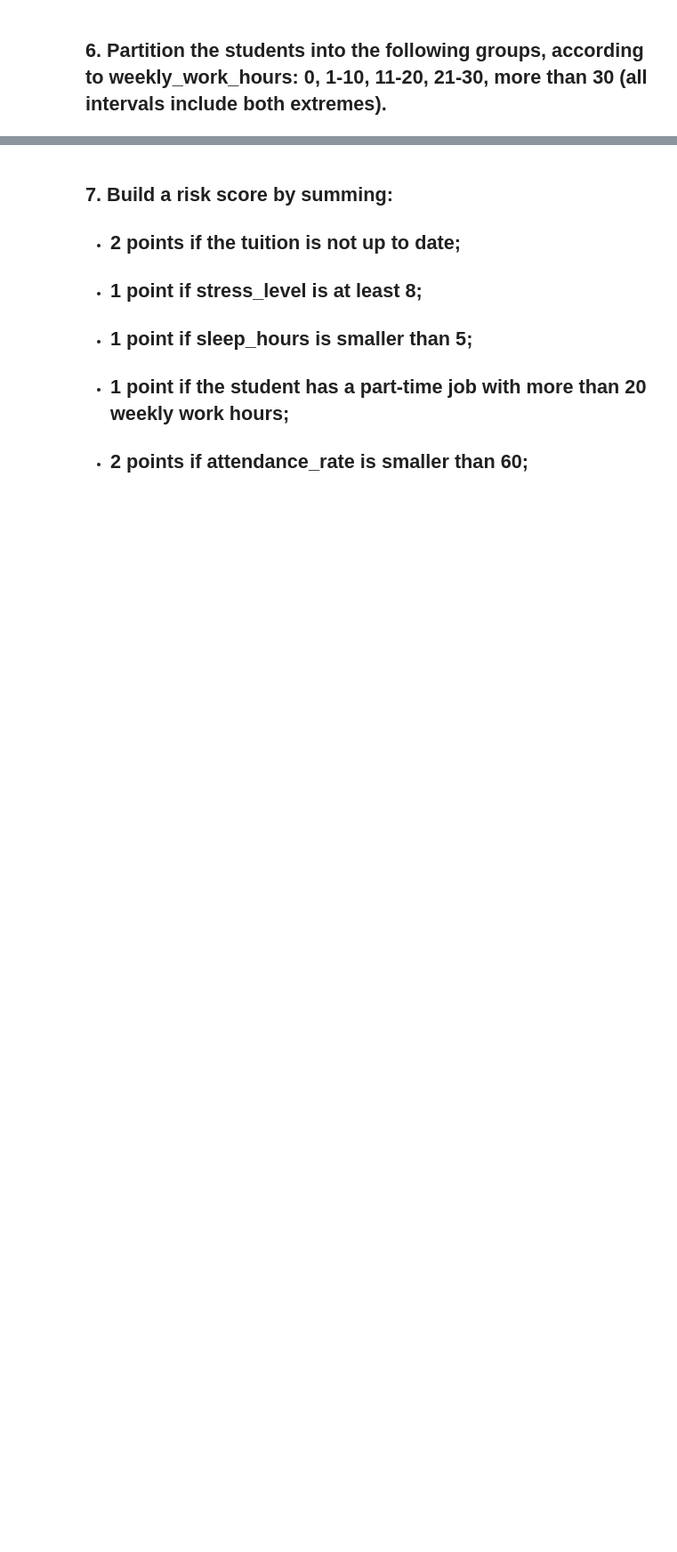
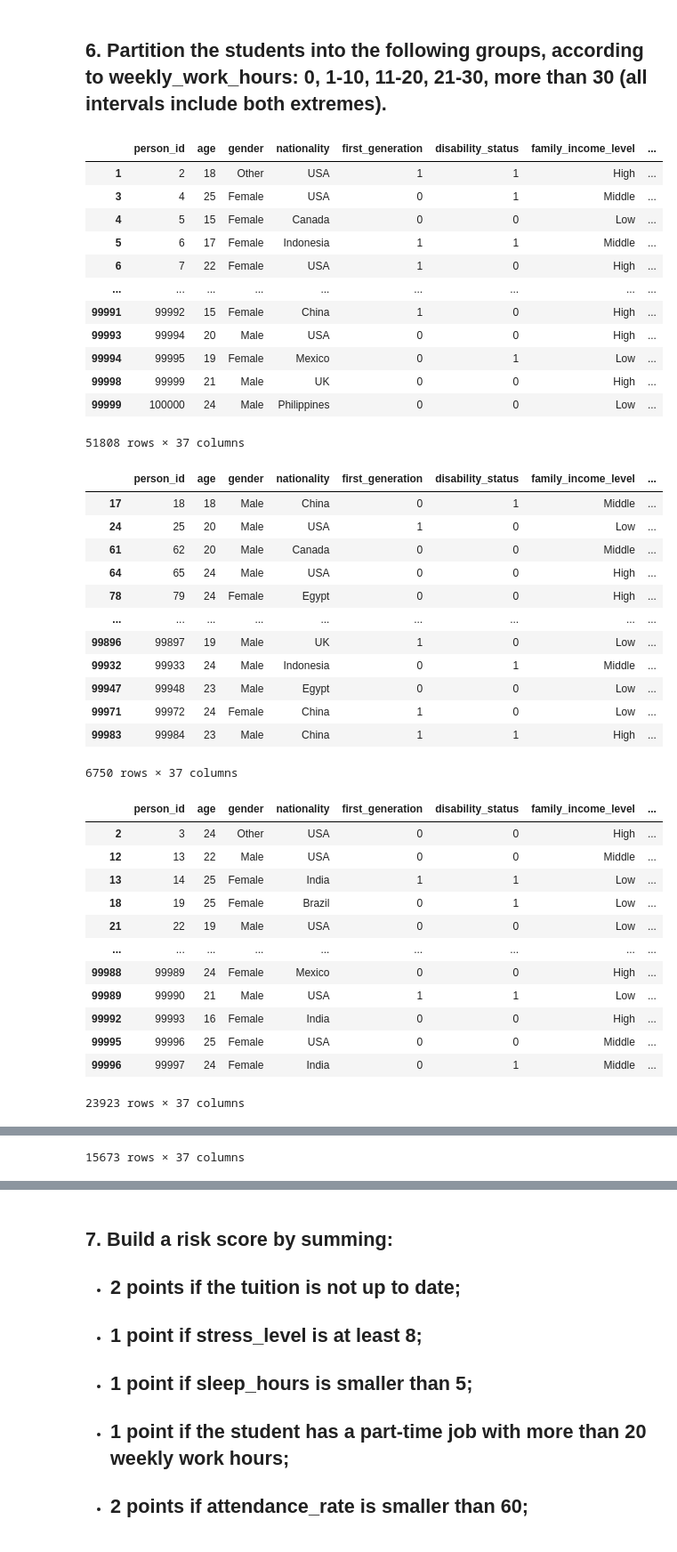
Before and after one commit to AFVicini/ViciniProjectFOCS, a Jupyter notebook: ViciniProjectFOCS.ipynb, the cells around one changed output, grey strips where cells are left out. Shown at 89% size. Saved outputs shown, nothing was run; the diff lists cells and outputs as text; code cells hidden in the pictures; blank space fills up the shorter version.

```diff
--- a/ViciniProjectFOCS.ipynb
+++ b/ViciniProjectFOCS.ipynb
@@ -108,3 +108,54 @@ display(gpa_drop[['person_id']].head(10))
 | 71899 | 71900 |
 # %% [markdown]
 ## 6. Partition the students into the following groups, according to weekly_work_hours: 0, 1-10, 11-20, 21-30, more than 30 (all intervals include both extremes).
+# %%
+work_hours_0 = dropout_risk[dropout_risk['weekly_work_hours'] == 0]
+display(work_hours_0)
+work_hours_10 = dropout_risk[dropout_risk['weekly_work_hours'].between(1,10)]
+display(work_hours_10)
+work_hours_20 = dropout_risk[dropout_risk['weekly_work_hours'].between(11,20)]
+display(work_hours_20)
+work_hours_30 = dropout_risk[dropout_risk['weekly_work_hours'].between(21,30)]
+display(work_hours_30)
+more_work_hours = dropout_risk[dropout_risk['weekly_work_hours'] > 30]
+display(more_work_hours)
+# %% [output]
+|  | person_id | age | gender | nationality | first_generation | disability_status | family_income_level | ... |
+| 1 | 2 | 18 | Other | USA | 1 | 1 | High | ... |
+| 3 | 4 | 25 | Female | USA | 0 | 1 | Middle | ... |
+| 4 | 5 | 15 | Female | Canada | 0 | 0 | Low | ... |
+| 5 | 6 | 17 | Female | Indonesia | 1 | 1 | Middle | ... |
+| 6 | 7 | 22 | Female | USA | 1 | 0 | High | ... |
+| ... | ... | ... | ... | ... | ... | ... | ... | ... |
+| 99991 | 99992 | 15 | Female | China | 1 | 0 | High | ... |
+| 99993 | 99994 | 20 | Male | USA | 0 | 0 | High | ... |
+| 99994 | 99995 | 19 | Female | Mexico | 0 | 1 | Low | ... |
+| 99998 | 99999 | 21 | Male | UK | 0 | 0 | High | ... |
+| 99999 | 100000 | 24 | Male | Philippines | 0 | 0 | Low | ... |
+51808 rows × 37 columns
+|  | person_id | age | gender | nationality | first_generation | disability_status | family_income_level | ... |
+| 17 | 18 | 18 | Male | China | 0 | 1 | Middle | ... |
+| 24 | 25 | 20 | Male | USA | 1 | 0 | Low | ... |
+| 61 | 62 | 20 | Male | Canada | 0 | 0 | Middle | ... |
+| 64 | 65 | 24 | Male | USA | 0 | 0 | High | ... |
+| 78 | 79 | 24 | Female | Egypt | 0 | 0 | High | ... |
+| ... | ... | ... | ... | ... | ... | ... | ... | ... |
+| 99896 | 99897 | 19 | Male | UK | 1 | 0 | Low | ... |
+| 99932 | 99933 | 24 | Male | Indonesia | 0 | 1 | Middle | ... |
+| 99947 | 99948 | 23 | Male | Egypt | 0 | 0 | Low | ... |
+| 99971 | 99972 | 24 | Female | China | 1 | 0 | Low | ... |
+| 99983 | 99984 | 23 | Male | China | 1 | 1 | High | ... |
+6750 rows × 37 columns
+|  | person_id | age | gender | nationality | first_generation | disability_status | family_income_level | ... |
+| 2 | 3 | 24 | Other | USA | 0 | 0 | High | ... |
+| 12 | 13 | 22 | Male | USA | 0 | 0 | Middle | ... |
+| 13 | 14 | 25 | Female | India | 1 | 1 | Low | ... |
+| 18 | 19 | 25 | Female | Brazil | 0 | 1 | Low | ... |
+| 21 | 22 | 19 | Male | USA | 0 | 0 | Low | ... |
+| ... | ... | ... | ... | ... | ... | ... | ... | ... |
+| 99988 | 99989 | 24 | Female | Mexico | 0 | 0 | High | ... |
+| 99989 | 99990 | 21 | Male | USA | 1 | 1 | Low | ... |
+| 99992 | 99993 | 16 | Female | India | 0 | 0 | High | ... |
+| 99995 | 99996 | 25 | Female | USA | 0 | 0 | Middle | ... |
+| 99996 | 99997 | 24 | Female | India | 0 | 1 | Middle | ... |
+23923 rows × 37 columns
@@ -110,0 +174 @@ display(gpa_drop[['person_id']].head(10))
+15673 rows × 37 columns
```
Also changed, not shown: parts of 1 cell of this notebook.
